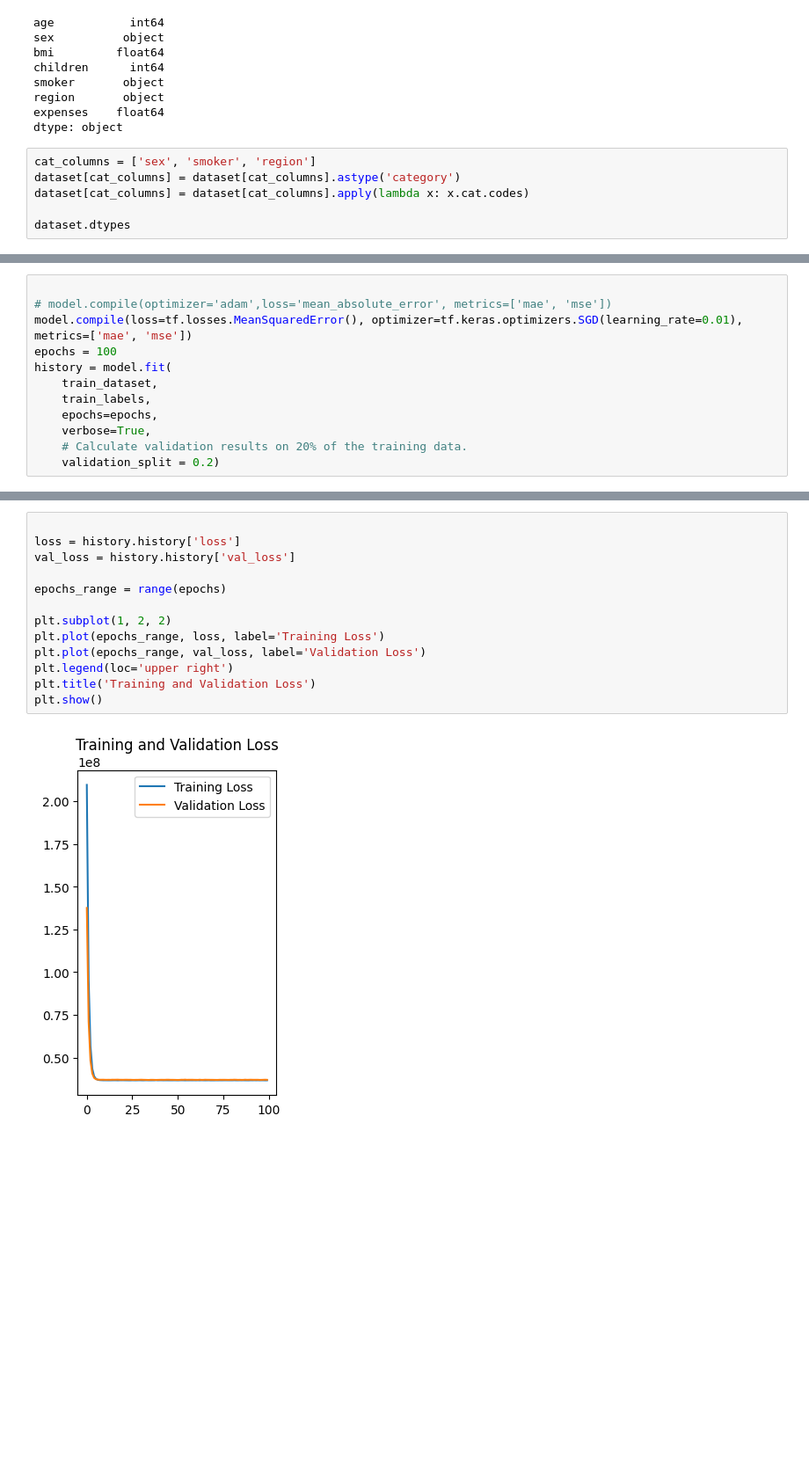
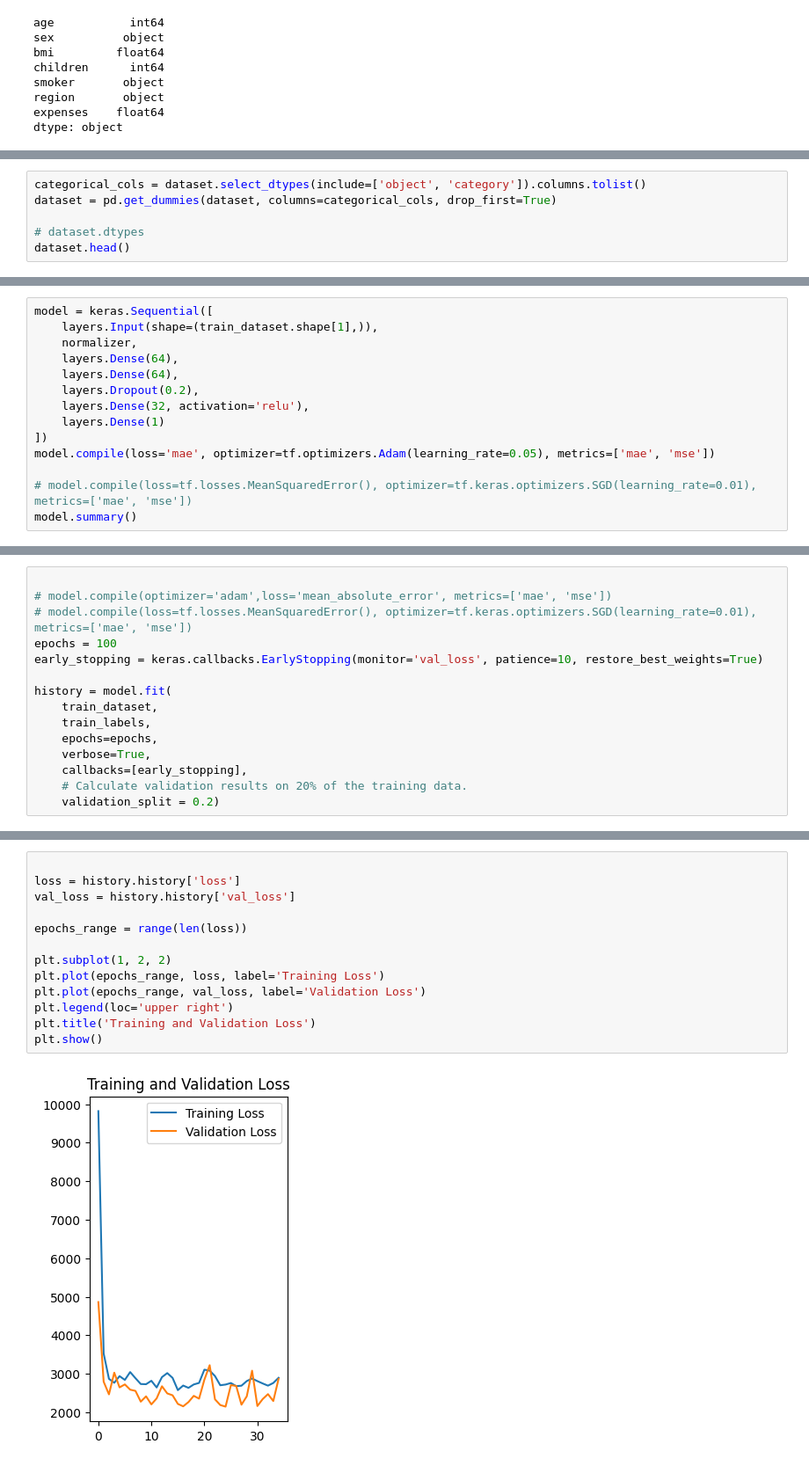
Before and after one commit to tooprose543/LinearRegressionHealthPrediction, a Jupyter notebook: fcc_predict_health_costs_with_regression.ipynb, the cells around one changed output, grey strips where cells are left out. Shown: that part at 88% size. Saved outputs shown, nothing was run; the diff lists cells and outputs as text; blank space fills up the shorter version.

Commit message:
Improved model

```diff
--- a/fcc_predict_health_costs_with_regression.ipynb
+++ b/fcc_predict_health_costs_with_regression.ipynb
@@ -35,9 +35,3 @@ smoker       object
 region       object
 expenses    float64
 dtype: object
-# %%
-cat_columns = ['sex', 'smoker', 'region']
-dataset[cat_columns] = dataset[cat_columns].astype('category')
-dataset[cat_columns] = dataset[cat_columns].apply(lambda x: x.cat.codes)
-
-dataset.dtypes
@@ -52,0 +38,6 @@ dtype: object
+# %%
+categorical_cols = dataset.select_dtypes(include=['object', 'category']).columns.tolist()
+dataset = pd.get_dummies(dataset, columns=categorical_cols, drop_first=True)
+
+# dataset.dtypes
+dataset.head()
@@ -89,0 +71,14 @@ Model: "sequential_4"
+# %%
+model = keras.Sequential([
+    layers.Input(shape=(train_dataset.shape[1],)),
+    normalizer,
+    layers.Dense(64),
+    layers.Dense(64),
+    layers.Dropout(0.2),
+    layers.Dense(32, activation='relu'),
+    layers.Dense(1)
+])
+model.compile(loss='mae', optimizer=tf.optimizers.Adam(learning_rate=0.05), metrics=['mae', 'mse'])
+
+# model.compile(loss=tf.losses.MeanSquaredError(), optimizer=tf.keras.optimizers.SGD(learning_rate=0.01), metrics=['mae', 'mse'])
+model.summary()
@@ -90,13 +105,16 @@ Model: "sequential_4"
 # %%
 
 # model.compile(optimizer='adam',loss='mean_absolute_error', metrics=['mae', 'mse'])
-model.compile(loss=tf.losses.MeanSquaredError(), optimizer=tf.keras.optimizers.SGD(learning_rate=0.01), metrics=['mae', 'mse'])
+# model.compile(loss=tf.losses.MeanSquaredError(), optimizer=tf.keras.optimizers.SGD(learning_rate=0.01), metrics=['mae', 'mse'])
 epochs = 100
+early_stopping = keras.callbacks.EarlyStopping(monitor='val_loss', patience=10, restore_best_weights=True)
+
 history = model.fit(
     train_dataset,
     train_labels,
     epochs=epochs,
     verbose=True,
+    callbacks=[early_stopping],
     # Calculate validation results on 20% of the training data.
     validation_split = 0.2)
 # %% [output]
@@ -120,18 +138,18 @@ Epoch 100/100
 # %%
 
 loss = history.history['loss']
 val_loss = history.history['val_loss']
 
-epochs_range = range(epochs)
+epochs_range = range(len(loss))
 
 plt.subplot(1, 2, 2)
 plt.plot(epochs_range, loss, label='Training Loss')
 plt.plot(epochs_range, val_loss, label='Validation Loss')
 plt.legend(loc='upper right')
 plt.title('Training and Validation Loss')
 plt.show()
 # %% [output]
-[figure, old version]
+[figure, new version]
 # %%
 # RUN THIS CELL TO TEST YOUR MODEL. DO NOT MODIFY CONTENTS.
 # Test model by checking how well the model generalizes using the test set.
```
Also changed, not shown: parts of 8 cells of this notebook.
